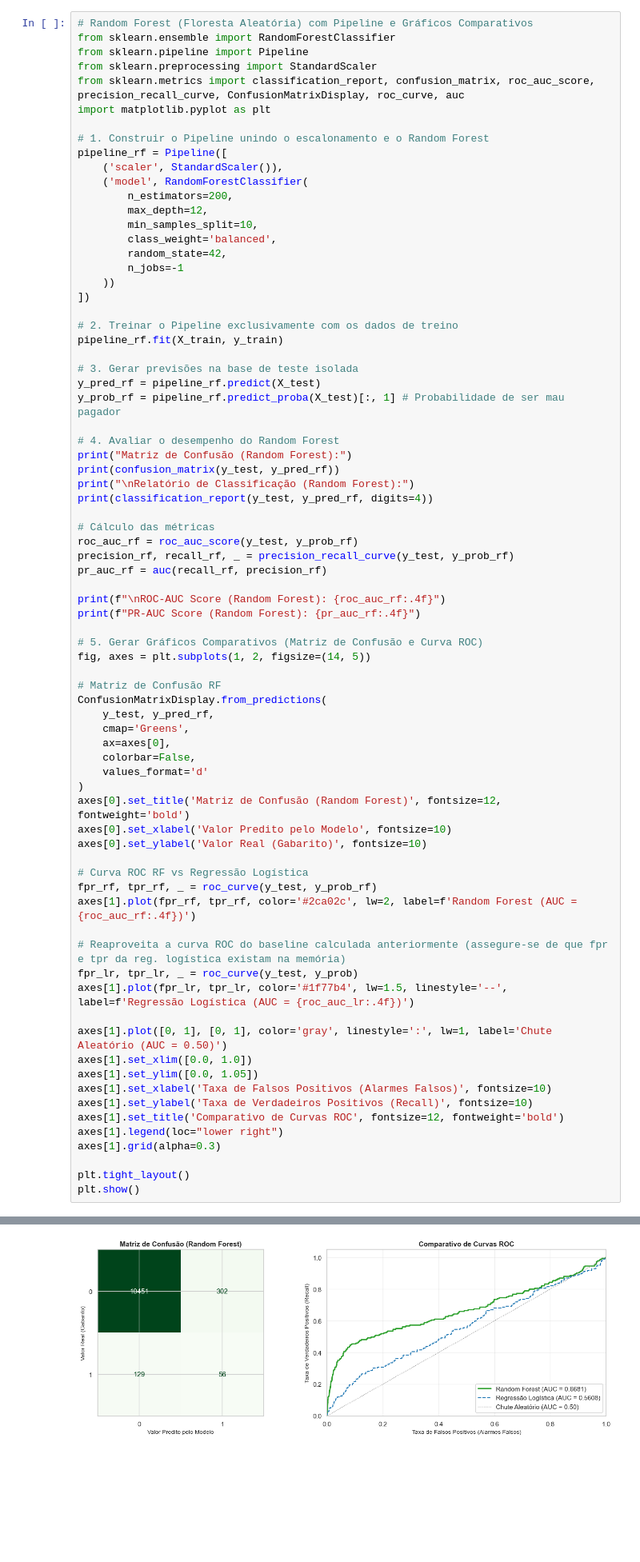
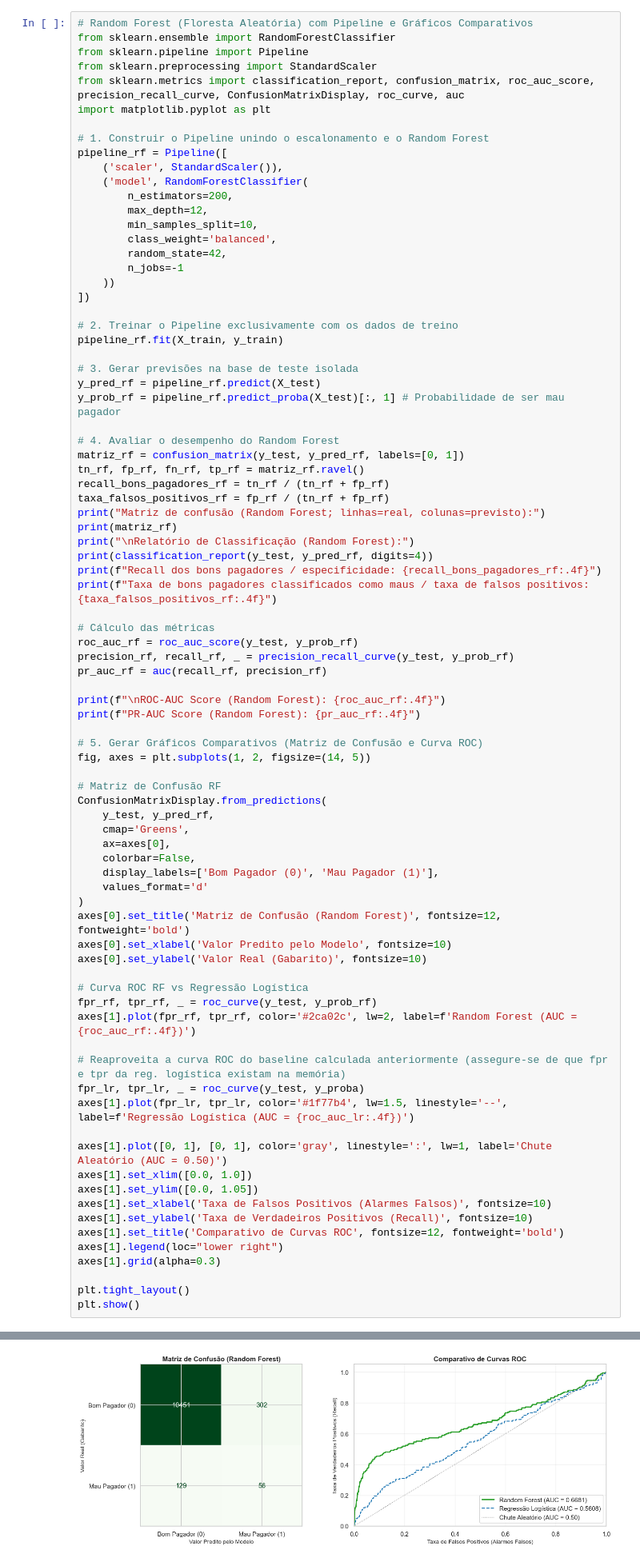
Before and after one commit to fagnermacedo/tech-challenge-fase2, a Jupyter notebook: notebooks/03_modelagem.ipynb, the cells around one changed output, grey strips where cells are left out. Shown at 80% size. Drawn from its saved outputs; the diff is of its cells as text; blank space fills up the shorter version.

```diff
--- a/notebooks/03_modelagem.ipynb
+++ b/notebooks/03_modelagem.ipynb
@@ -216,10 +231,16 @@ y_pred_rf = pipeline_rf.predict(X_test)
 y_prob_rf = pipeline_rf.predict_proba(X_test)[:, 1] # Probabilidade de ser mau pagador
 
 # 4. Avaliar o desempenho do Random Forest
-print("Matriz de Confusão (Random Forest):")
-print(confusion_matrix(y_test, y_pred_rf))
+matriz_rf = confusion_matrix(y_test, y_pred_rf, labels=[0, 1])
+tn_rf, fp_rf, fn_rf, tp_rf = matriz_rf.ravel()
+recall_bons_pagadores_rf = tn_rf / (tn_rf + fp_rf)
+taxa_falsos_positivos_rf = fp_rf / (tn_rf + fp_rf)
+print("Matriz de confusão (Random Forest; linhas=real, colunas=previsto):")
+print(matriz_rf)
 print("\nRelatório de Classificação (Random Forest):")
 print(classification_report(y_test, y_pred_rf, digits=4))
+print(f"Recall dos bons pagadores / especificidade: {recall_bons_pagadores_rf:.4f}")
+print(f"Taxa de bons pagadores classificados como maus / taxa de falsos positivos: {taxa_falsos_positivos_rf:.4f}")
 
 # Cálculo das métricas
 roc_auc_rf = roc_auc_score(y_test, y_prob_rf)
@@ -238,6 +259,7 @@ ConfusionMatrixDisplay.from_predictions(
     cmap='Greens',
     ax=axes[0],
     colorbar=False,
+    display_labels=['Bom Pagador (0)', 'Mau Pagador (1)'],
     values_format='d'
 )
 axes[0].set_title('Matriz de Confusão (Random Forest)', fontsize=12, fontweight='bold')
@@ -249,7 +271,7 @@ fpr_rf, tpr_rf, _ = roc_curve(y_test, y_prob_rf)
 axes[1].plot(fpr_rf, tpr_rf, color='#2ca02c', lw=2, label=f'Random Forest (AUC = {roc_auc_rf:.4f})')
 
 # Reaproveita a curva ROC do baseline calculada anteriormente (assegure-se de que fpr e tpr da reg. logística existam na memória)
-fpr_lr, tpr_lr, _ = roc_curve(y_test, y_prob)
+fpr_lr, tpr_lr, _ = roc_curve(y_test, y_proba)
 axes[1].plot(fpr_lr, tpr_lr, color='#1f77b4', lw=1.5, linestyle='--', label=f'Regressão Logística (AUC = {roc_auc_lr:.4f})')
 
 axes[1].plot([0, 1], [0, 1], color='gray', linestyle=':', lw=1, label='Chute Aleatório (AUC = 0.50)')
@@ -281,7 +305,7 @@ weighted avg     0.9737    0.9606    0.9667     10938
 
 ROC-AUC Score (Random Forest): 0.6681
 PR-AUC Score (Random Forest): 0.1045
-[figure, old version]
+[figure, new version]
 # %% [markdown]
 ### 4.1 Leitura dos resultados do Random Forest
 
```
Also changed, not shown: parts of 13 cells of this notebook, 4 other files.
